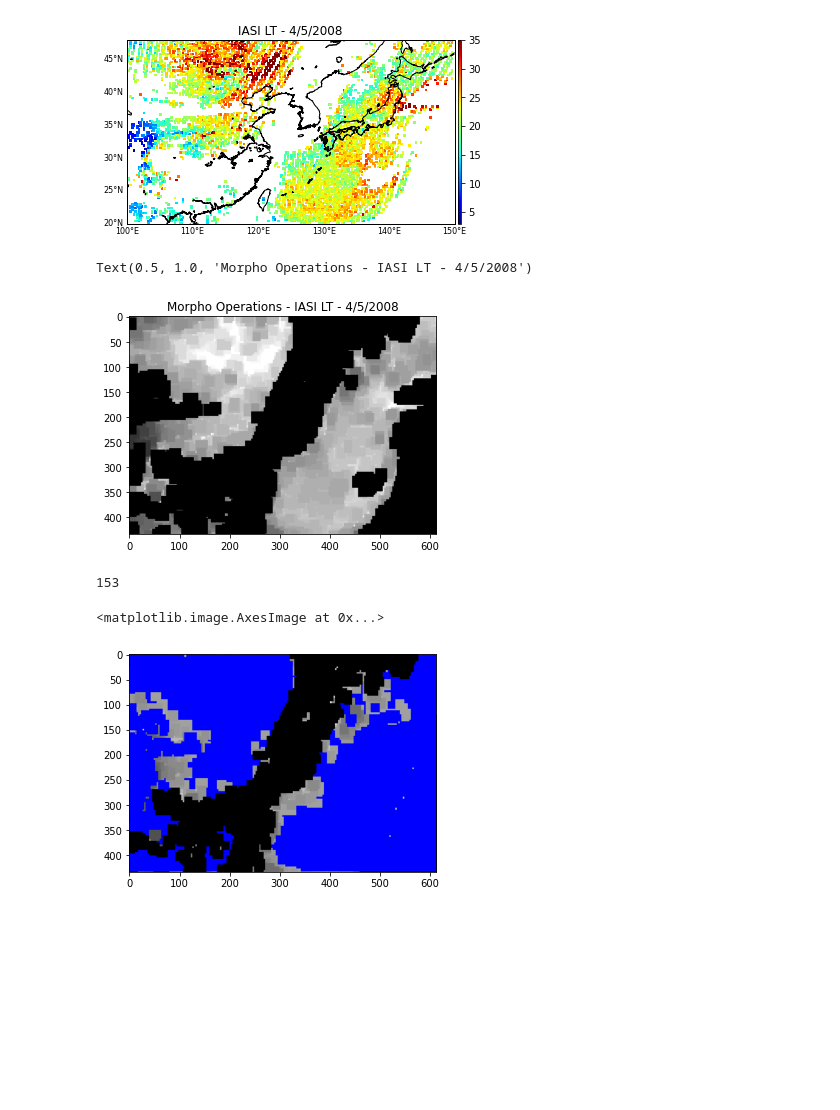
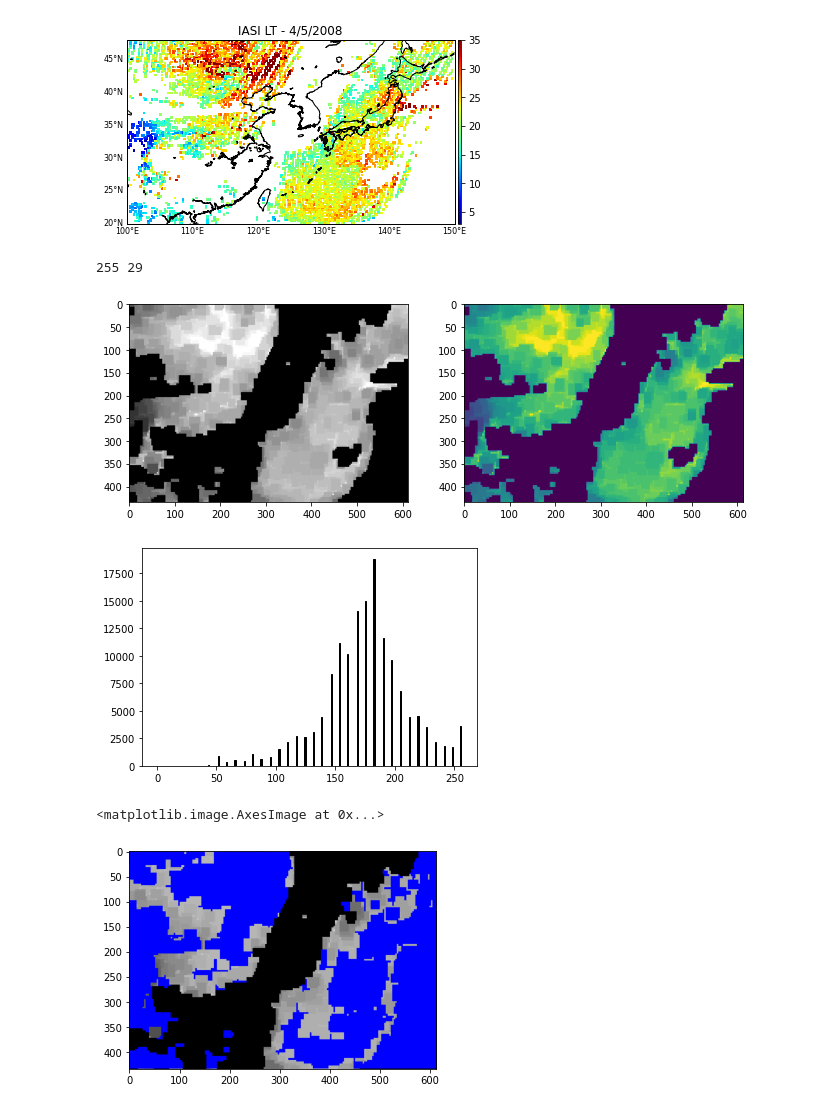
Before and after one commit to kmiloarguello/ozone-pollution, a Jupyter notebook: main.ipynb, the cells around one changed output. Saved outputs shown, nothing was run; the diff lists cells and outputs as text; code cells hidden in the pictures; blank space fills up the shorter version.

```diff
--- a/main.ipynb
+++ b/main.ipynb
@@ -1045,43 +1050,79 @@ bgr , gray = imageLT.load_image_from_files(imageLT.get_image_name())
 # %%
 image, foreground, background = imageLT.filter_image(gray)
 
-t_i = ma.masked_values(image, 0.)
-
-kernel = np.ones((1,1),np.uint8)
-#foreground = cv2.erode(foreground,kernel,iterations = 1)
-
+kernel = np.ones((3,3),np.uint8)
+foreground = cv2.dilate(foreground,kernel,iterations = 3)
 image1 = cv2.bitwise_and(image,image, mask=foreground)
 image2 = cv2.bitwise_and(image,image, mask=background)
 
-fig, (ax0) = plt.subplots(1,1)
-ax0.imshow(image1,cmap="gray")
-ax0.set_title('Morpho Operations - IASI ' + imageLT.image_type + " - " + str(imageLT.day) +"/"+ str(imageLT.month) +"/"+ str(imageLT.year))
+myimage = cv2.cvtColor(image1, cv2.COLOR_GRAY2RGB)
+myimage = cv2.bitwise_and(myimage,myimage, mask=foreground)
+#t_i = cv2.normalize(image1, None, 0, 255, cv2.NORM_MINMAX )
+t_i = ma.masked_values(image1, 0.)
+#print(t_i[~t_i.mask])
+#mymask = t_i.mask
+#image3 = cv2.bitwise_and(image, image, mask=mymask)
+
+print(t_i.max(), t_i.min())
+
+fig, (ax0, ax1) = plt.subplots(1,2, figsize=(11,8))
+ax0.imshow(myimage)
+ax1.imshow(image1)
+#fig.title('Morpho Operations - IASI ' + imageLT.image_type + " - " + str(imageLT.day) +"/"+ str(imageLT.month) +"/"+ str(imageLT.year))
 
 #ax1.imshow(background, cmap="gray")
 #ax2.imshow(image2)
 #ax3.imshow(foreground, cmap="gray")
+
+fig3, ax3 = plt.subplots(1,1)
+#ax3.hist(t_i.ravel(), bins=256, range=(0.0, 1.0), fc='k', ec='k')
+ax3.hist(t_i[~t_i.mask],256,[0,256], fc='k', ec='k')
+#ax3.hist(image1.ravel(),254,[1,256], fc='k', ec='k')
+fig3.show()
 # %% [output]
-Text(0.5, 1.0, 'Morpho Operations - IASI LT - 4/5/2008')
+255 29
-[figure, old version]
+[figure, new version]
+[figure, added]
 # %%
-#mser = cv2.MSER_create(1, 100, 20000)
-#regions, bboxes = mser.detectRegions(image1)
+"""
+delta	          it compares (sizei−sizei−delta)/sizei−delta
+min_area	      prune the area which smaller than minArea
+max_area	      prune the area which bigger than maxArea
+max_variation	  prune the area have similar size to its children
+min_diversity	  for color image, trace back to cut off mser with diversity less than min_diversity
+max_evolution	  for color image, the evolution steps
+area_threshold	for color image, the area threshold to cause re-initialize
+min_margin	    for color image, ignore too small margin
+edge_blur_size	for color image, the aperture size for edge blur
+"""
+
+mser = cv2.MSER_create( 1, # delta
+                       100, # min_area
+                       24400, #max_area
+                       4., # max_variation
+                       .1, # min_diversity
+                       2000, # max_evolution
+                       1.01, # area_threshold
+                       0.003, # min_margin
+                       5) # edge_blur_size
+
+# (1, 100, 20000, .25, 1., 1000, 1.001, 0.003, 5)
+#regions, bboxes = mser.detectRegions(myimage)
 #regions = sorted(regions, key=cv2.contourArea, reverse=True)
 
-regions, bboxes = imageLT.get_mser_regions(image)
+regions, bboxes = imageLT.get_mser_regions(image1, 100, 30000)
+#print(image1.shape)
+#print(len(regions))
 
-print(len(regions))
-
-img_mser = cv2.cvtColor(t_i, cv2.COLOR_GRAY2RGB)
+img_mser = cv2.cvtColor(image1, cv2.COLOR_GRAY2RGB)
 
 for p in regions[:]:
   for k in p:
     cv2.circle(img_mser, (k[0],k[1]), radius=0, color=(0, 0, 255), thickness=-1)
 plt.imshow(img_mser)
 # %% [output]
-153
+<matplotlib.image.AxesImage at 0x...>
-<matplotlib.image.AxesImage at 0x...>
-[figure, old version]
+[figure, new version]
 # %%
 contours, hierarchy = cv2.findContours(background, cv2.RETR_TREE, cv2.CHAIN_APPROX_SIMPLE)
 
```
Also changed, not shown: parts of 34 cells of this notebook, 1 other file.
